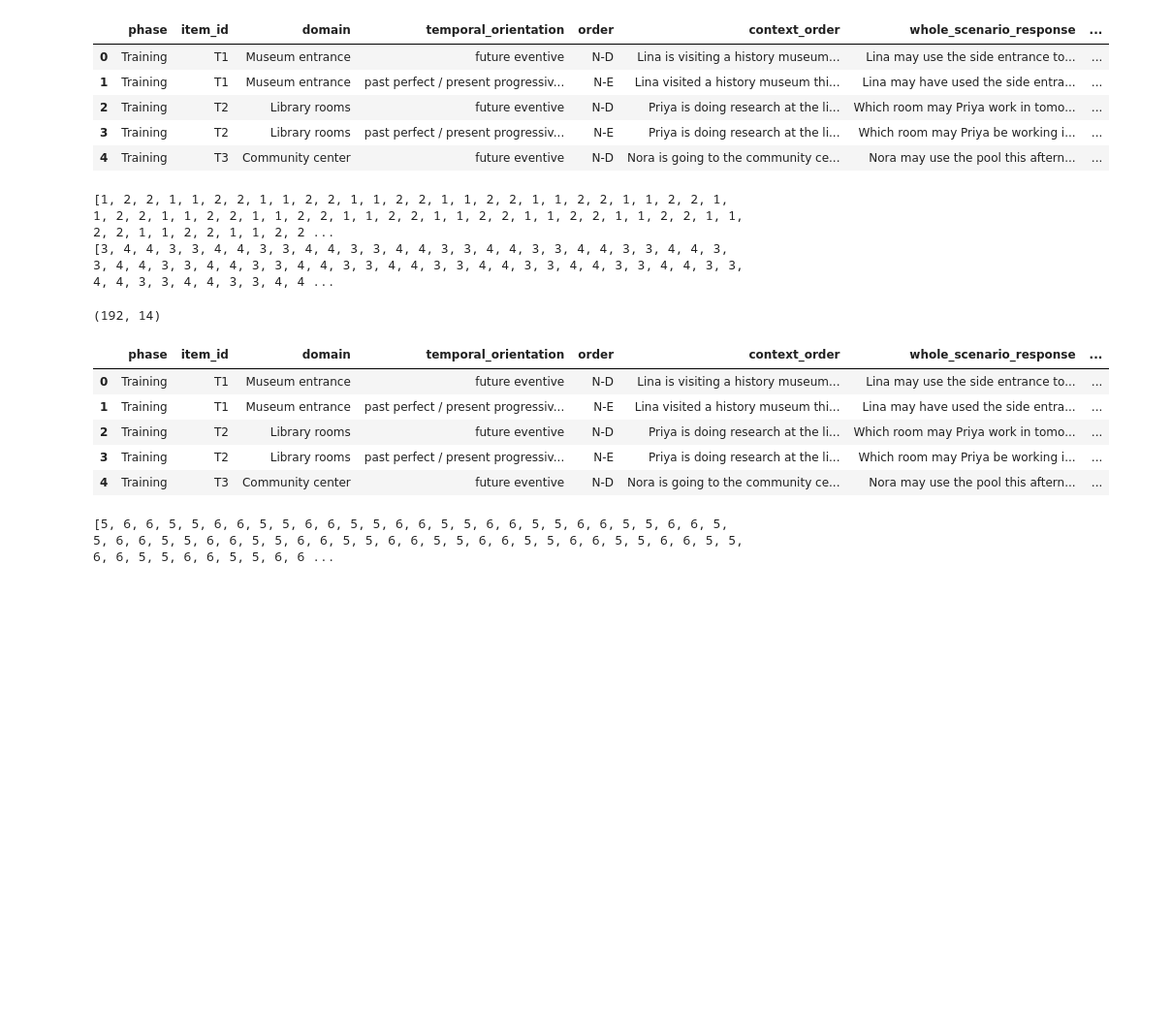
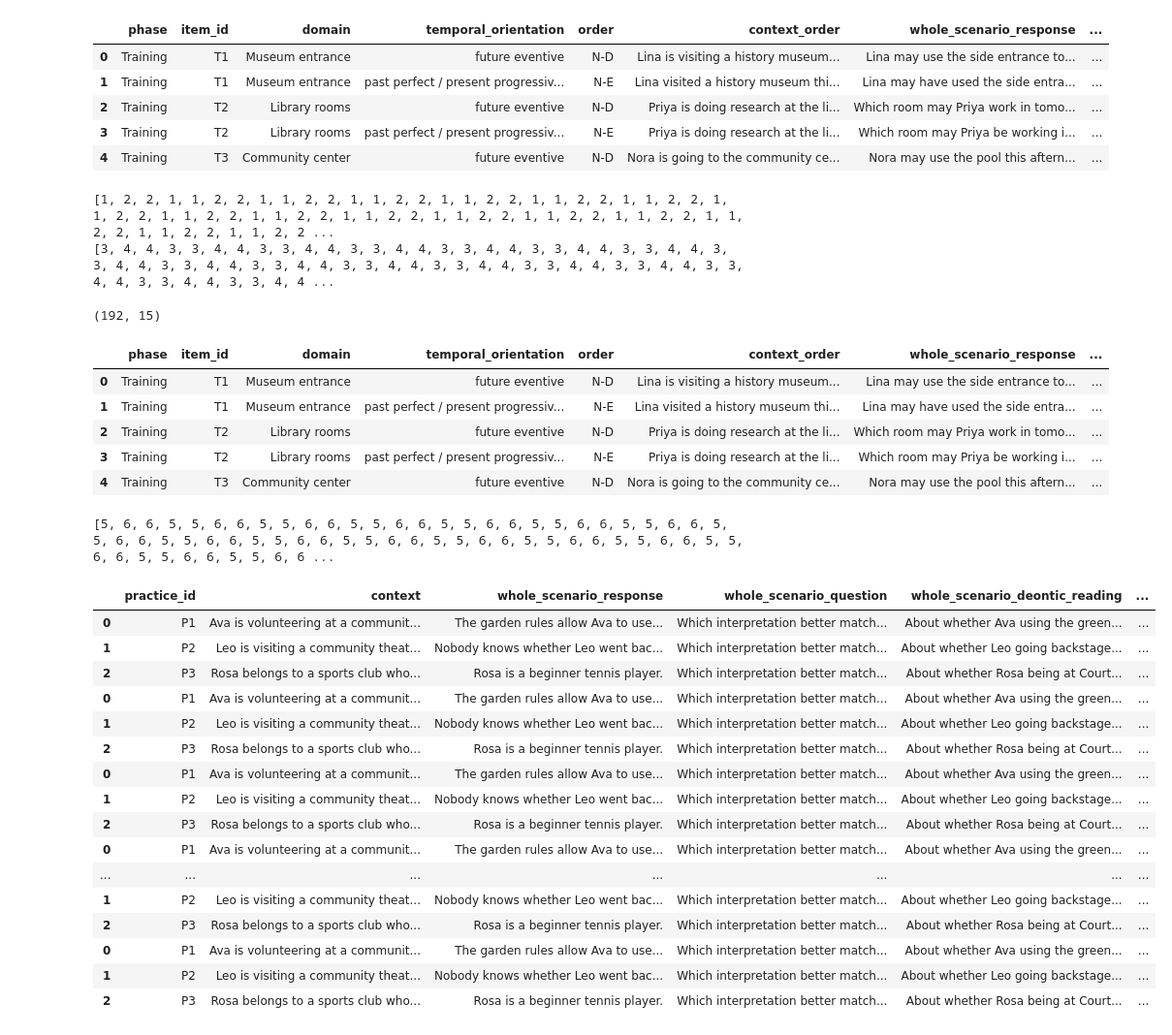
Before and after one commit to lucas-y-li/modal-learning, a Jupyter notebook: norming_study_modify_stimulus.ipynb, the cells around one changed output. Shown at 97% size. Cells and saved outputs as stored; diff of their text form; code cells hidden in the pictures; blank space fills up the shorter version.

Commit message:
added initial norming 1 results and updated stimuli

```diff
--- a/norming_study_modify_stimulus.ipynb
+++ b/norming_study_modify_stimulus.ipynb
@@ -318,11 +320,13 @@ print(whole_scenario_possible["group"].tolist())
 # %%
 whole_scenario = pd.concat([whole_scenario_may, whole_scenario_possible])
 
-# whole_scenario.to_csv("whole_scenario_stimulus.csv")
+whole_scenario["whole_scenario_response"] = whole_scenario["whole_scenario_response"].apply(
+    lambda x: x.split(" — ")[0])
+
 print(whole_scenario.shape)
 whole_scenario.head()
 # %% [output]
-(192, 14)
+(192, 15)
 |  | phase | item_id | domain | temporal_orientation | order | context_order | whole_scenario_response | ... |
 | 0 | Training | T1 | Museum entrance | future eventive | N-D | Lina is visiting a history museum... | Lina may use the side entrance to... | ... |
 | 1 | Training | T1 | Museum entrance | past perfect / present progressiv... | N-E | Lina visited a history museum thi... | Lina may have used the side entra... | ... |
@@ -348,3 +369,62 @@ whole_scenario_combined = pd.concat([whole_scenario_de, whole_scenario_ed])
 whole_scenario_combined.to_csv("whole_scenario_stimulus.csv")
 # %% [output]
 [5, 6, 6, 5, 5, 6, 6, 5, 5, 6, 6, 5, 5, 6, 6, 5, 5, 6, 6, 5, 5, 6, 6, 5, 5, 6, 6, 5, 5, 6, 6, 5, 5, 6, 6, 5, 5, 6, 6, 5, 5, 6, 6, 5, 5, 6, 6, 5, 5, 6, 6, 5, 5, 6, 6, 5, 5, 6, 6, 5, 5, 6, 6, 5, 5, 6, 6 ...
+# %%
+# also update the practice trials to use the same orders
+
+whole_scenario_practice = pd.read_csv("norming_practice_trials_whole_scenario.csv")
+
+practice_groups = []
+for group in range(1, 9):
+    p = whole_scenario_practice.copy()
+    p["group"] = group
+    if group > 4:
+        p["left_interpretation"] = p["whole_scenario_epistemic_reading"]
+        p["right_interpretation"] = p["whole_scenario_deontic_reading"]
+        p["expected_preference"] = p["expected_preference"].apply(
+            lambda x: '5' if x == '1' else '1' if x == '5' else x
+        )
+        p["scale_order"] = "epistemic-deontic"
+    else:
+        p["left_interpretation"] = p["whole_scenario_deontic_reading"]
+        p["right_interpretation"] = p["whole_scenario_epistemic_reading"]
+        p["scale_order"] = "deontic-epistemic"
+    practice_groups.append(p)
+
+whole_scenario_practice_grouped = pd.concat(practice_groups)
+
+whole_scenario_practice_grouped["left_interpretation"] = whole_scenario_practice_grouped["left_interpretation"].apply(
+    lambda x: x.replace(
+        "rules or permissions", "<span style='color:#C62828'>rules or permissions</span>"
+        ).replace(
+            "available information", "<span style='color:#C62828'>available information</span>"
+        )
+)
+
+whole_scenario_practice_grouped["right_interpretation"] = whole_scenario_practice_grouped["right_interpretation"].apply(
+    lambda x: x.replace(
+        "rules or permissions", "<span style='color:#1565C0'>rules or permissions</span>"
+        ).replace(
+            "available information", "<span style='color:#1565C0'>available information</span>"
+        )
+)
+
+whole_scenario_practice_grouped
+# %% [output]
+|  | practice_id | context | whole_scenario_response | whole_scenario_question | whole_scenario_deontic_reading | ... |
+| 0 | P1 | Ava is volunteering at a communit... | The garden rules allow Ava to use... | Which interpretation better match... | About whether Ava using the green... | ... |
+| 1 | P2 | Leo is visiting a community theat... | Nobody knows whether Leo went bac... | Which interpretation better match... | About whether Leo going backstage... | ... |
+| 2 | P3 | Rosa belongs to a sports club who... | Rosa is a beginner tennis player. | Which interpretation better match... | About whether Rosa being at Court... | ... |
+| 0 | P1 | Ava is volunteering at a communit... | The garden rules allow Ava to use... | Which interpretation better match... | About whether Ava using the green... | ... |
+| 1 | P2 | Leo is visiting a community theat... | Nobody knows whether Leo went bac... | Which interpretation better match... | About whether Leo going backstage... | ... |
+| 2 | P3 | Rosa belongs to a sports club who... | Rosa is a beginner tennis player. | Which interpretation better match... | About whether Rosa being at Court... | ... |
+| 0 | P1 | Ava is volunteering at a communit... | The garden rules allow Ava to use... | Which interpretation better match... | About whether Ava using the green... | ... |
+| 1 | P2 | Leo is visiting a community theat... | Nobody knows whether Leo went bac... | Which interpretation better match... | About whether Leo going backstage... | ... |
+| 2 | P3 | Rosa belongs to a sports club who... | Rosa is a beginner tennis player. | Which interpretation better match... | About whether Rosa being at Court... | ... |
+| 0 | P1 | Ava is volunteering at a communit... | The garden rules allow Ava to use... | Which interpretation better match... | About whether Ava using the green... | ... |
+| ... | ... | ... | ... | ... | ... | ... |
+| 1 | P2 | Leo is visiting a community theat... | Nobody knows whether Leo went bac... | Which interpretation better match... | About whether Leo going backstage... | ... |
+| 2 | P3 | Rosa belongs to a sports club who... | Rosa is a beginner tennis player. | Which interpretation better match... | About whether Rosa being at Court... | ... |
+| 0 | P1 | Ava is volunteering at a communit... | The garden rules allow Ava to use... | Which interpretation better match... | About whether Ava using the green... | ... |
+| 1 | P2 | Leo is visiting a community theat... | Nobody knows whether Leo went bac... | Which interpretation better match... | About whether Leo going backstage... | ... |
+| 2 | P3 | Rosa belongs to a sports club who... | Rosa is a beginner tennis player. | Which interpretation better match... | About whether Rosa being at Court... | ... |
```
Also changed, not shown: parts of 7 cells of this notebook, 56 other files.
